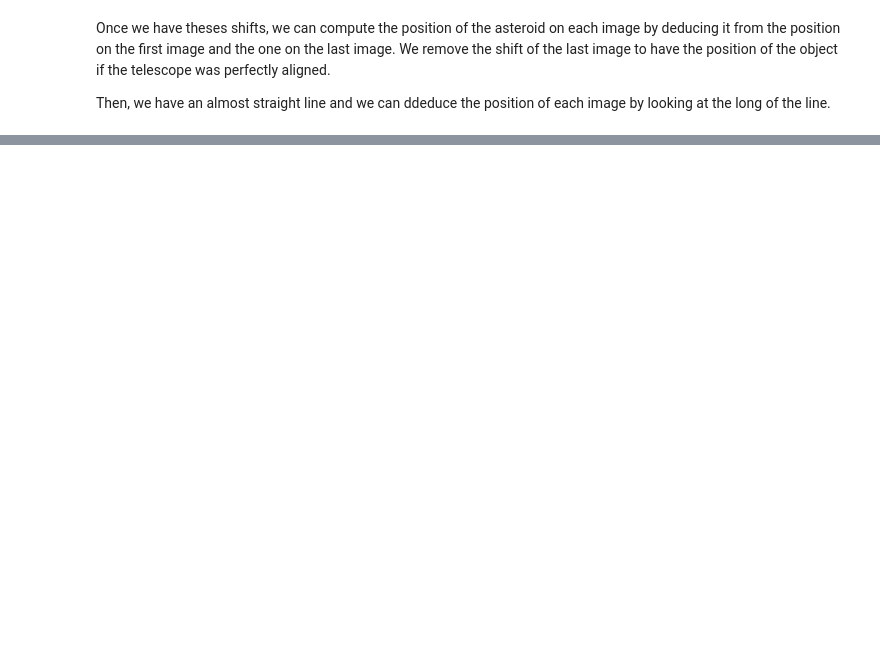
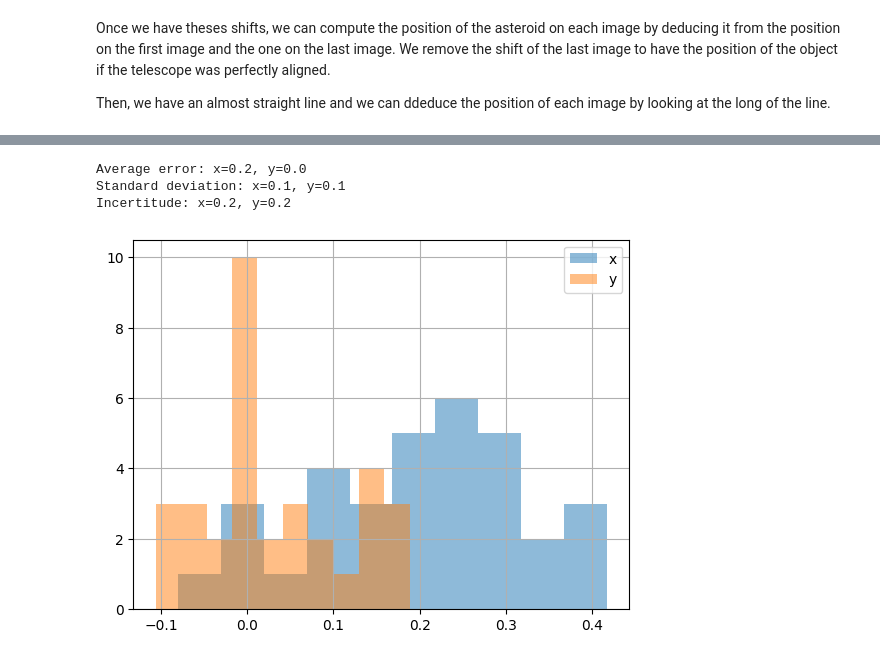
Before and after one commit to LeiRoF/M2-Kuiper-Belt-Object, a Jupyter notebook: Report.ipynb, the cells around one changed output, grey strips where cells are left out. Cells and saved outputs as stored; diff of their text form; code cells hidden in the pictures; blank space fills up the shorter version.

```diff
--- a/Report.ipynb
+++ b/Report.ipynb
@@ -133,0 +317,15 @@ Asteroïd location:
+# %%
+print(f"Average error: x={np.mean(error[:,0]):.1f}, y={np.mean(error[:,1]):.1f}")
+print(f"Standard deviation: x={np.std(error[:,0]):.1f}, y={np.std(error[:,1]):.1f}")
+print(f"Incertitude: x={2*np.std(error[:,0]):.1f}, y={2*np.std(error[:,1]):.1f}")
+
+plt.hist(error[:,0], bins=10, alpha=0.5, label="x")
+plt.hist(error[:,1], bins=10, alpha=0.5, label="y")
+plt.legend()
+plt.grid()
+plt.show()
+# %% [output]
+Average error: x=0.2, y=0.0
+Standard deviation: x=0.1, y=0.1
+Incertitude: x=0.2, y=0.2
+[figure, added]
```
Also changed, not shown: parts of 23 cells of this notebook, 8 other files.
